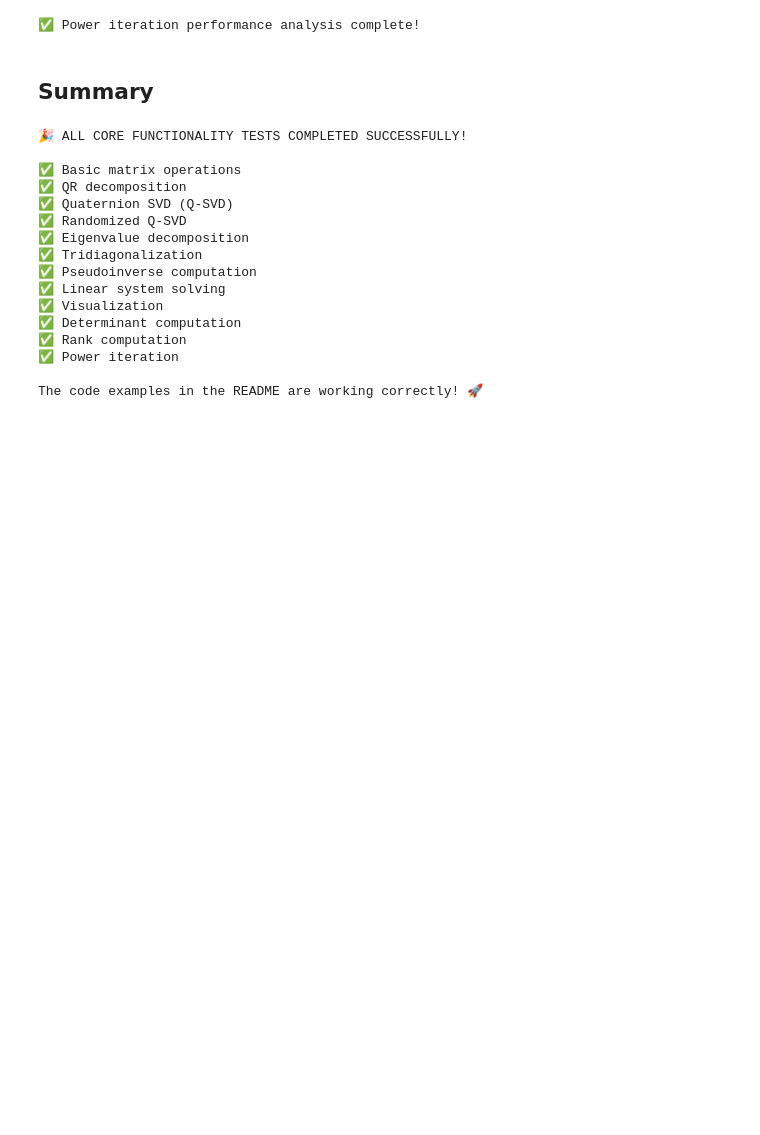
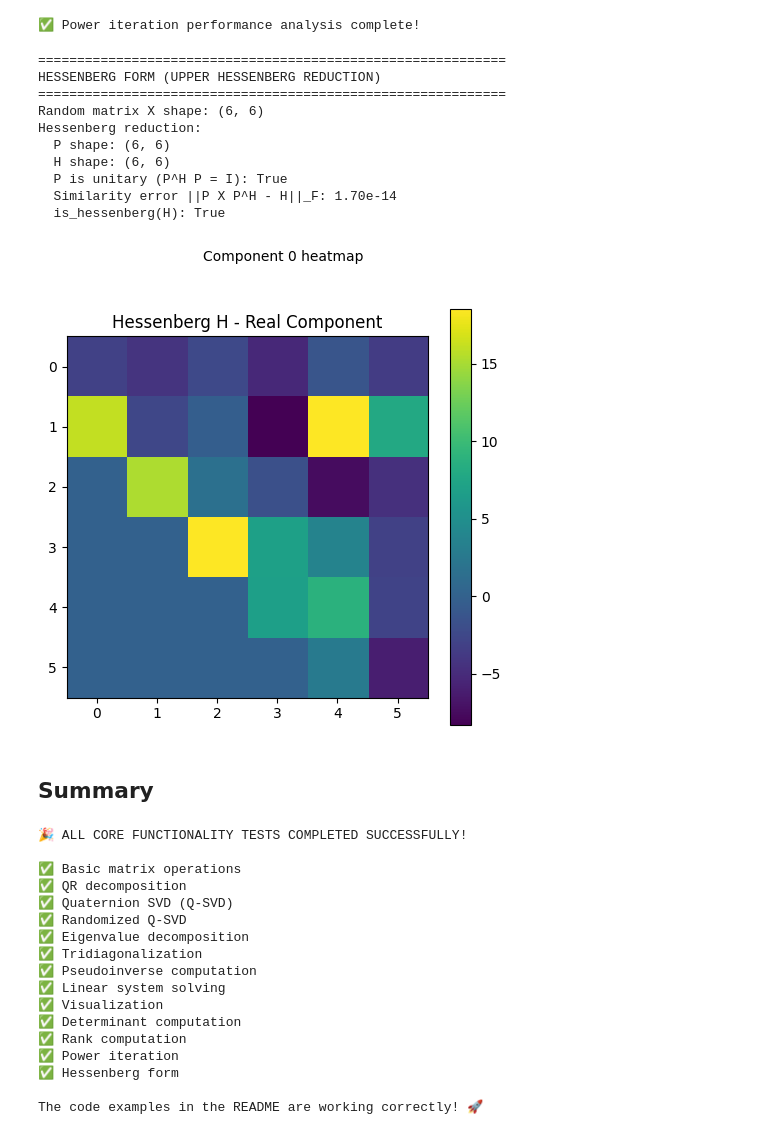
Before and after one commit to vleplat/QuatIca, a Jupyter notebook: QuatIca_Core_Functionality_Demo.ipynb, the cells around one changed output. Saved outputs shown, nothing was run; the diff lists cells and outputs as text; code cells hidden in the pictures; blank space fills up the shorter version.

Commit message:
Notebook: add Hessenberg section to QuatIca_Core_Functionality_Demo.ipynb; image_completion: increase MP iterations to 100

```diff
--- a/QuatIca_Core_Functionality_Demo.ipynb
+++ b/QuatIca_Core_Functionality_Demo.ipynb
@@ -676,6 +676,55 @@ Testing 9×9 matrix:
 print("✅ Power iteration performance analysis complete!")
 # %% [output]
 ✅ Power iteration performance analysis complete!
+# %%
+# 13. Hessenberg Form (Upper Hessenberg Reduction)
+from core.decomp.hessenberg import hessenbergize, is_hessenberg
+from core.utils import quat_hermitian, quat_matmat, quat_frobenius_norm, quat_eye
+from core.data_gen import create_test_matrix
+from core.visualization import Visualizer
+import numpy as np
+
+print("\n" + "="*60)
+print("HESSENBERG FORM (UPPER HESSENBERG REDUCTION)")
+print("="*60)
+
+# Create a random quaternion matrix
+X = create_test_matrix(6, 6)
+print("Random matrix X shape:", X.shape)
+
+# Compute Hessenberg form
+P_hess, H = hessenbergize(X)
+print("Hessenberg reduction:")
+print("  P shape:", P_hess.shape)
+print("  H shape:", H.shape)
+
+# Verify unitarity of P: P^H P = I
+P_hess_H = quat_hermitian(P_hess)
+I_check = quat_matmat(P_hess_H, P_hess)
+print("  P is unitary (P^H P = I):", np.allclose(I_check, quat_eye(P_hess.shape[0]), atol=1e-10))
+
+# Verify similarity relation: H = P * X * P^H
+PX = quat_matmat(P_hess, X)
+PXPH = quat_matmat(PX, P_hess_H)
+print(f"  Similarity error ||P X P^H - H||_F: {quat_frobenius_norm(PXPH - H):.2e}")
+
+# Check Hessenberg structure
+print("  is_hessenberg(H):", is_hessenberg(H))
+
+# Visualize the real component to illustrate Hessenberg pattern
+Visualizer.visualize_matrix(H, component=0, title="Hessenberg H - Real Component")
+# %% [output]
+============================================================
+HESSENBERG FORM (UPPER HESSENBERG REDUCTION)
+============================================================
+Random matrix X shape: (6, 6)
+Hessenberg reduction:
+  P shape: (6, 6)
+  H shape: (6, 6)
+  P is unitary (P^H P = I): True
+  Similarity error ||P X P^H - H||_F: 1.70e-14
+  is_hessenberg(H): True
+[figure, added]
 # %% [markdown]
 ## Summary
 # %%
@@ -692,6 +741,7 @@ print("✅ Visualization")
 print("✅ Determinant computation")
 print("✅ Rank computation")
 print("✅ Power iteration")
+print("✅ Hessenberg form")
 print("\nThe code examples in the README are working correctly! 🚀")
 # %% [output]
 🎉 ALL CORE FUNCTIONALITY TESTS COMPLETED SUCCESSFULLY!
@@ -708,5 +758,6 @@ print("\nThe code examples in the README are working correctly! 🚀")
 ✅ Determinant computation
 ✅ Rank computation
 ✅ Power iteration
+✅ Hessenberg form
 
 The code examples in the README are working correctly! 🚀
```
Also changed, not shown: parts of 15 cells of this notebook, 1 other file.
